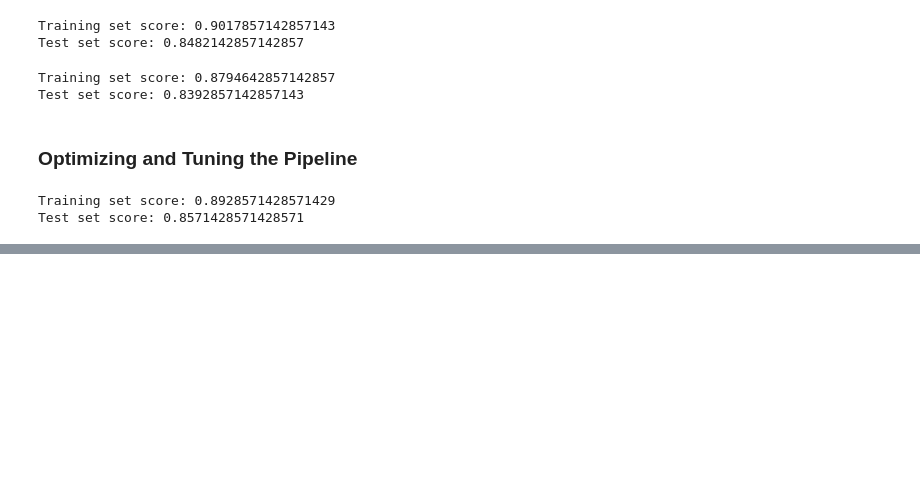
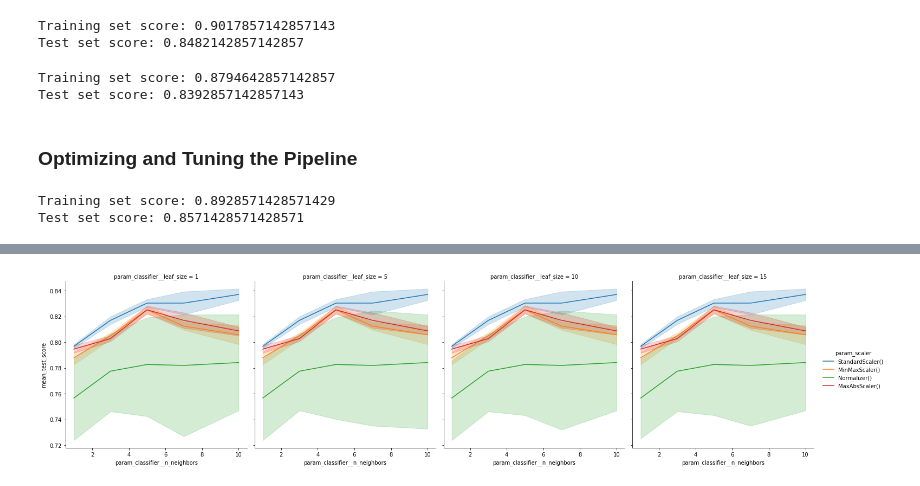
Before and after one commit to jasimahmedkhan/AI-Material, a Jupyter notebook: pipelines.ipynb, the cells around one changed output, grey strips where cells are left out. Drawn from its saved outputs; the diff is of its cells as text; code cells hidden in the pictures; blank space fills up the shorter version.

```diff
--- a/pipelines.ipynb
+++ b/pipelines.ipynb
@@ -193,0 +221,11 @@ Pipeline(steps=[('scaler', StandardScaler()),
+# %%
+sns.relplot(data=result_df,
+            kind="line",
+            x="param_classifier__n_neighbors",
+            y="mean_test_score",
+            hue="param_scaler",
+            col="param_classifier__leaf_size")
+
+plt.show()
+# %% [output]
+[figure, added]
```
Also changed, not shown: parts of 3 cells of this notebook.
